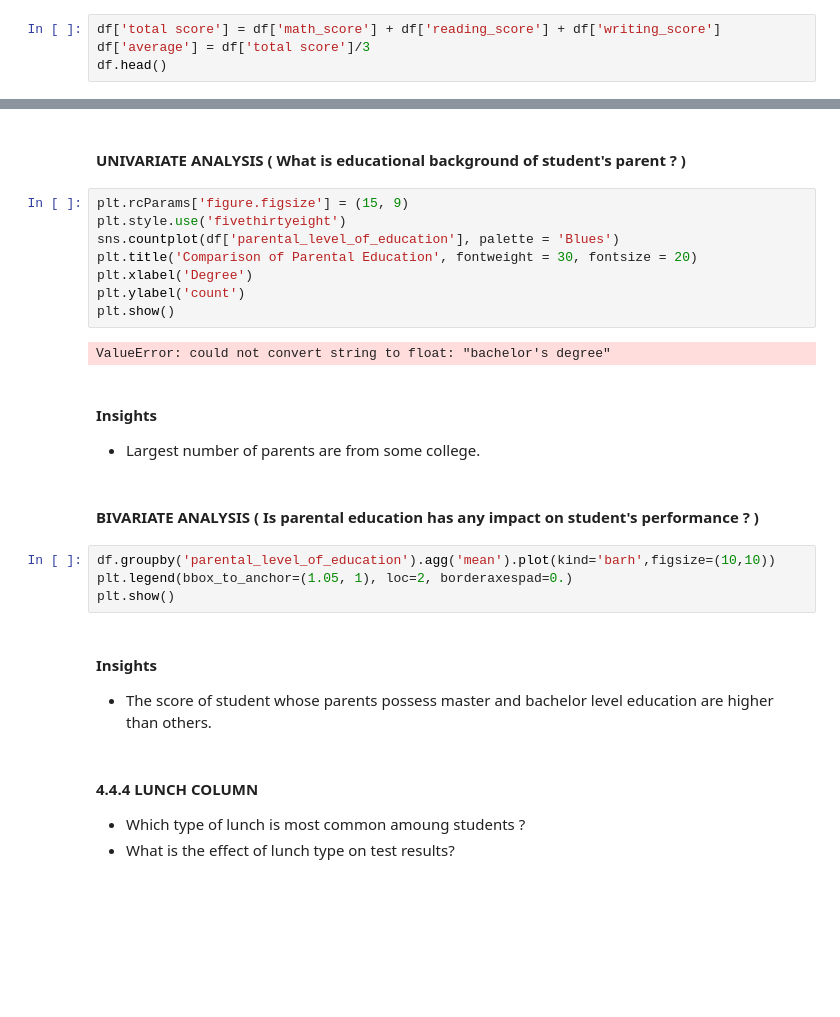
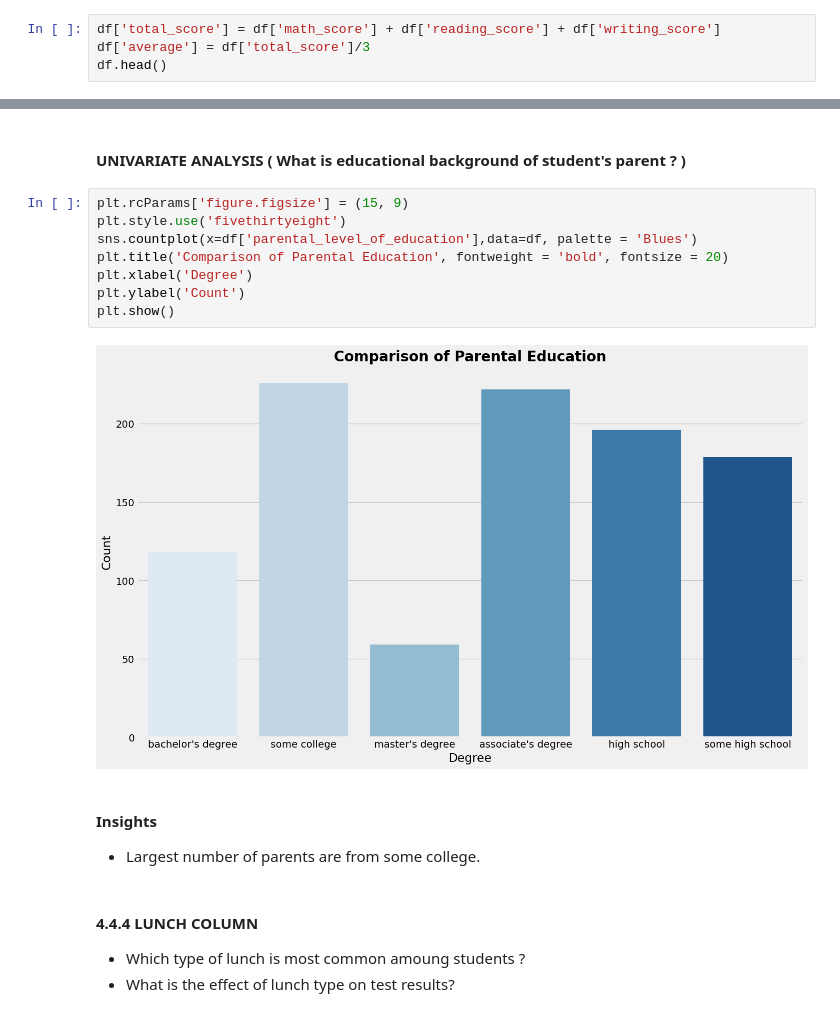
Before and after one commit to Harddik1611/mlproject, a Jupyter notebook: notebook/1 . EDA STUDENT PERFORMANCE .ipynb, the cells around one changed output, grey strips where cells are left out. Drawn from its saved outputs; the diff is of its cells as text; blank space fills up the shorter version.

Commit message:
1 . EDA STUDENT PERFORMANCE.ipynb

```diff
--- a/notebook/1 . EDA STUDENT PERFORMANCE .ipynb
+++ b/notebook/1 . EDA STUDENT PERFORMANCE .ipynb
@@ -202,8 +202,8 @@ df.head(2)
 # %% [markdown]
 ### 3.8 Adding columns for "Total Score" and "Average"
 # %%
-df['total score'] = df['math_score'] + df['reading_score'] + df['writing_score']
-df['average'] = df['total score']/3
+df['total_score'] = df['math_score'] + df['reading_score'] + df['writing_score']
+df['average'] = df['total_score']/3
 df.head()
 # %% [output]
 |  | gender | race_ethnicity | parental_level_of_education | lunch | test_preparation_course | math_score | ... |
@@ -519,25 +519,16 @@ for container in ax[2].containers:
 # %%
 plt.rcParams['figure.figsize'] = (15, 9)
 plt.style.use('fivethirtyeight')
-sns.countplot(df['parental_level_of_education'], palette = 'Blues')
-plt.title('Comparison of Parental Education', fontweight = 30, fontsize = 20)
+sns.countplot(x=df['parental_level_of_education'],data=df, palette = 'Blues')
+plt.title('Comparison of Parental Education', fontweight = 'bold', fontsize = 20)
 plt.xlabel('Degree')
-plt.ylabel('count')
+plt.ylabel('Count')
 plt.show()
 # %% [output]
-ValueError: could not convert string to float: "bachelor's degree"
+[figure, added]
 # %% [markdown]
 #### Insights
 - Largest number of parents are from some college.
-# %% [markdown]
-#### BIVARIATE ANALYSIS ( Is parental education has any impact on student's performance ? )
-# %%
-df.groupby('parental_level_of_education').agg('mean').plot(kind='barh',figsize=(10,10))
-plt.legend(bbox_to_anchor=(1.05, 1), loc=2, borderaxespad=0.)
-plt.show()
-# %% [markdown]
-#### Insights
-- The score of student whose parents possess master and bachelor level education are higher than others.
 # %% [markdown]
 #### 4.4.4 LUNCH COLUMN
 - Which type of lunch is most common amoung students ?
```
Also changed, not shown: parts of 2 cells of this notebook.
